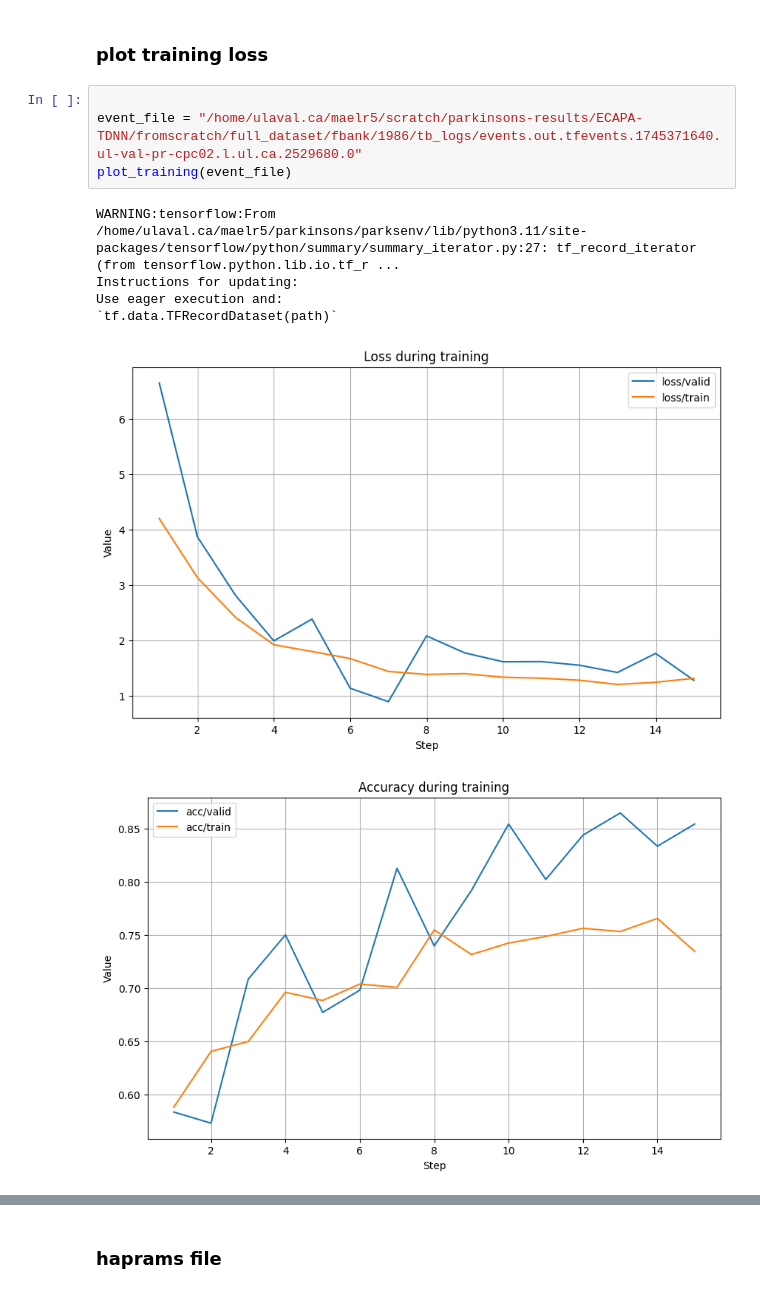
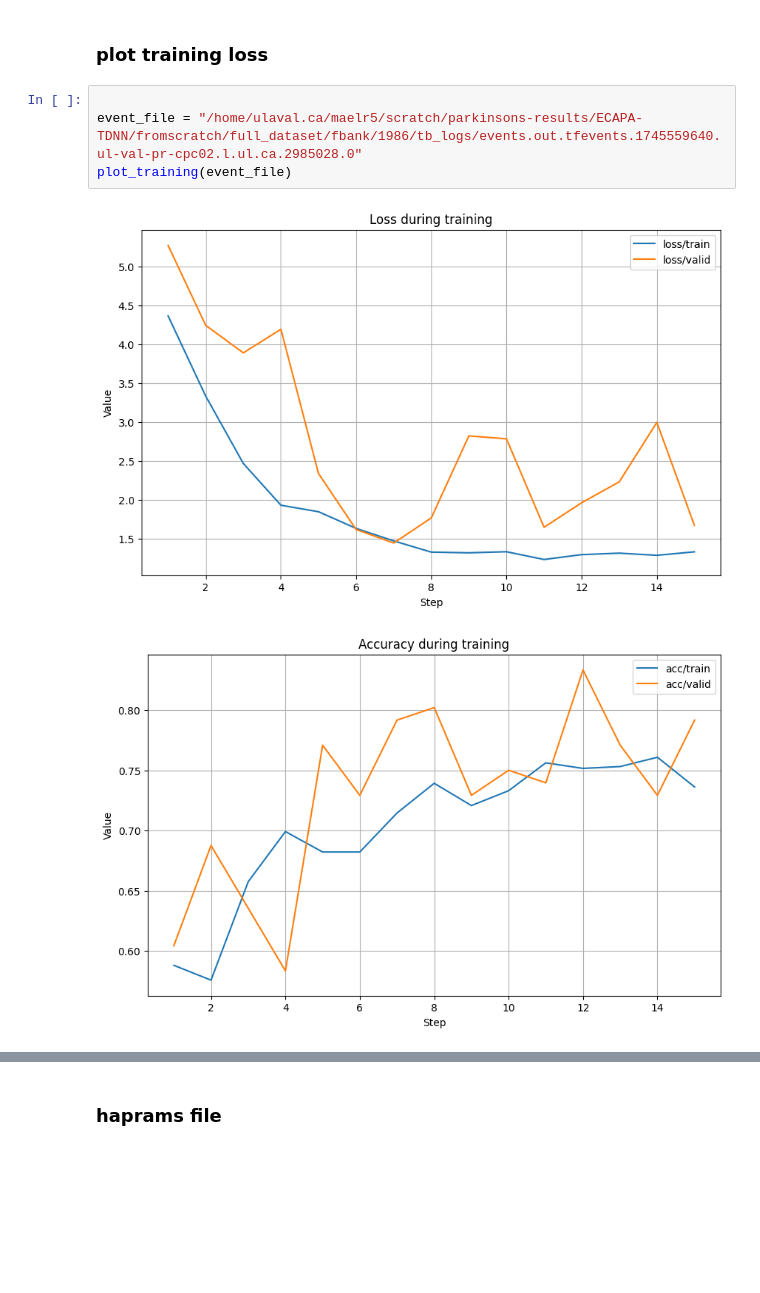
Before and after one commit to Maab-Nimir/Parkinson-Disease-Detection, a Jupyter notebook: train_models/ecapa-tdnn.ipynb, the cells around one changed output, grey strips where cells are left out. Drawn from its saved outputs; the diff is of its cells as text; blank space fills up the shorter version.

```diff
--- a/train_models/ecapa-tdnn.ipynb
+++ b/train_models/ecapa-tdnn.ipynb
@@ -926,12 +925,8 @@ Epoch loaded: 13,
 ### plot training loss
 # %%
 
-event_file = "/home/ulaval.ca/maelr5/scratch/parkinsons-results/ECAPA-TDNN/fromscratch/full_dataset/fbank/1986/tb_logs/events.out.tfevents.1745371640.ul-val-pr-cpc02.l.ul.ca.2529680.0"
+event_file = "/home/ulaval.ca/maelr5/scratch/parkinsons-results/ECAPA-TDNN/fromscratch/full_dataset/fbank/1986/tb_logs/events.out.tfevents.1745559640.ul-val-pr-cpc02.l.ul.ca.2985028.0"
 plot_training(event_file)
 # %% [output]
-WARNING:tensorflow:From /home/ulaval.ca/maelr5/parkinsons/parksenv/lib/python3.11/site-packages/tensorflow/python/summary/summary_iterator.py:27: tf_record_iterator (from tensorflow.python.lib.io.tf_r ...
-Instructions for updating:
-Use eager execution and:
-`tf.data.TFRecordDataset(path)`
-[figure, old version]
+[figure, new version]
-[figure, old version]
+[figure, new version]
```
Also changed, not shown: parts of 49 cells of this notebook, 8 other files.
